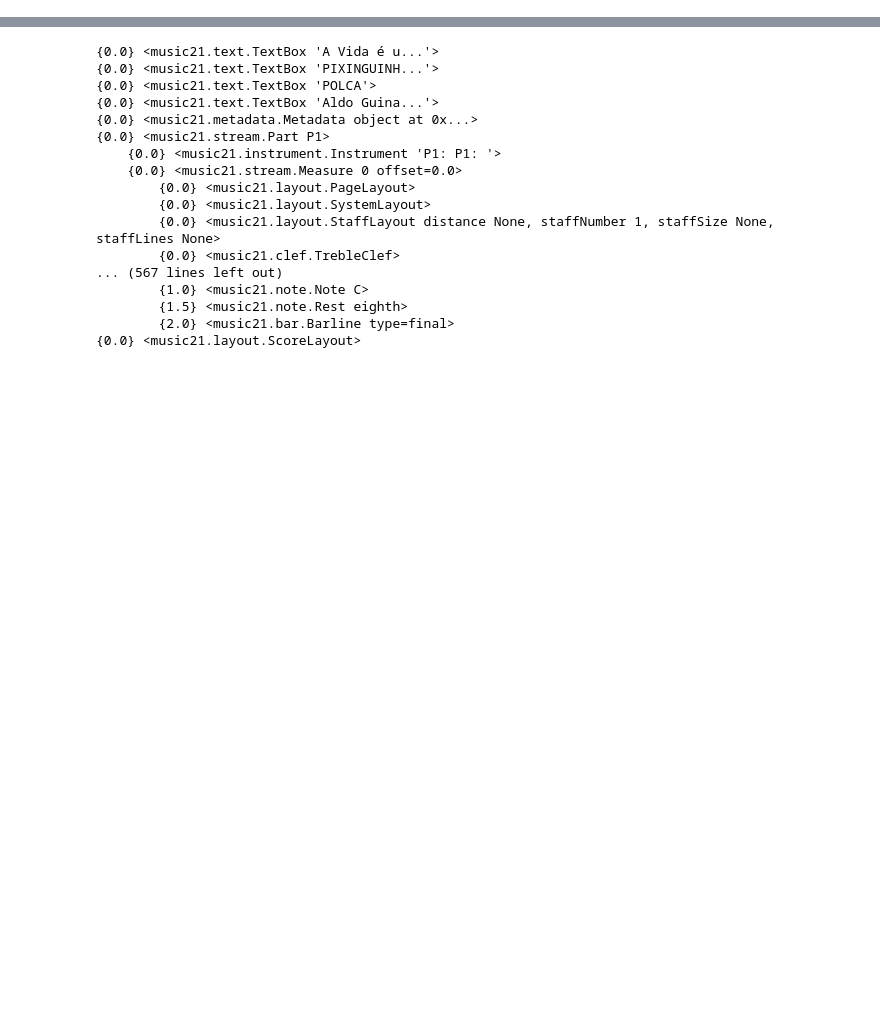
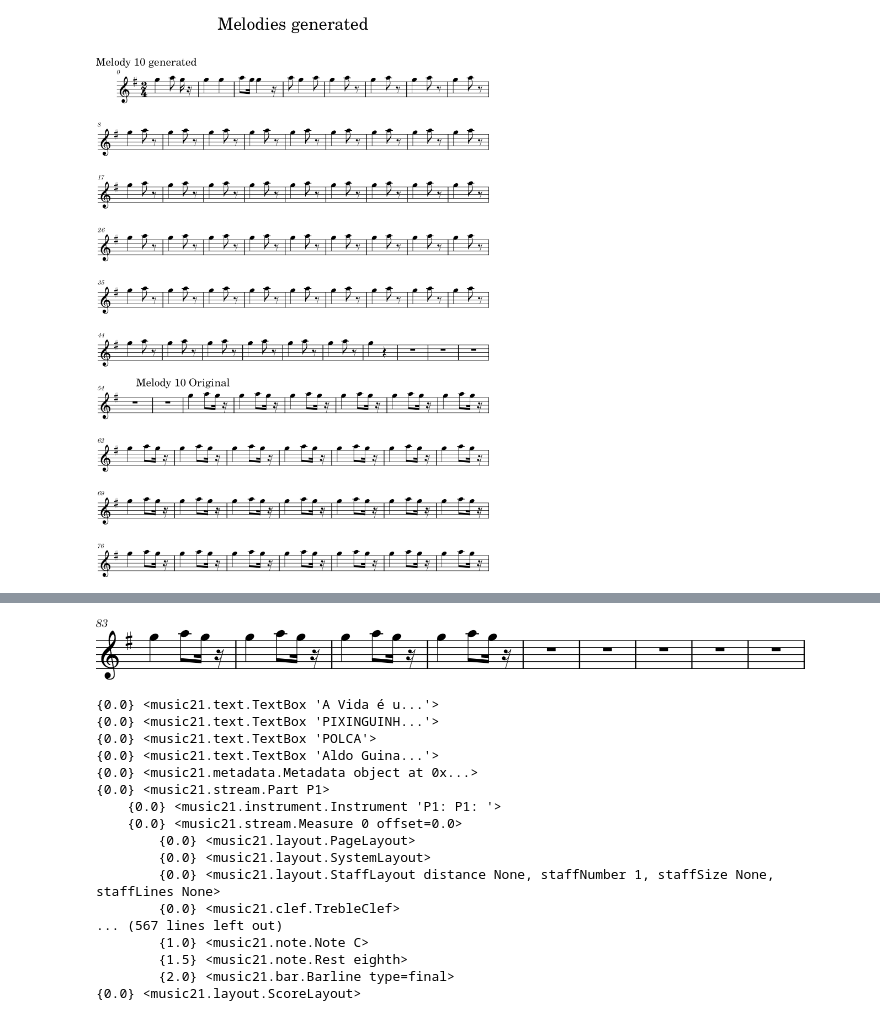
Before and after one commit to Gowthraven/Projet_M2, a Jupyter notebook: test_data_to_json.ipynb, the cells around one changed output, grey strips where cells are left out. Drawn from its saved outputs; the diff is of its cells as text; code cells hidden in the pictures; blank space fills up the shorter version.

Commit message:
update visualization + add compare generated

```diff
--- a/test_data_to_json.ipynb
+++ b/test_data_to_json.ipynb
@@ -3,0 +61,21 @@ from extract_data import *
+# %%
+def compare_generated(i):
+    if i<=0 :
+        print("Pour selectionnez la n-ième musique générée tapez compare_generated(n)")
+    file_path='generated.json'
+
+    if not(os.path.exists(file_path) and os.path.isfile(file_path)):
+            print(f"The file '{file_path}' does not exist.  Exiting program.")
+            return None
+    with open(file_path,'r') as file: #le fichier crée par extract_data.py
+            generated= json.load(file)
+
+    time_signature="2/4"                     #à changer !!!
+    melodies=[generated[i-1]["Generated"],generated[i-1]["Original"]]
+    keys=[generated[i-1]["Key"],generated[i-1]["Key"]]
+
+    return visualize(time_signature,keys,melodies,compare=i)
+# %%
+compare_generated(10).show()
+# %% [output]
+[figure, added]
@@ -4,3 +83,4 @@ from extract_data import *
+[figure, added]
 # %%
 def data_to_json_transpose(folder):
     '''Retourne la liste des dictionnaire'''
```
Also changed, not shown: parts of 3 cells of this notebook, 2 other files.
